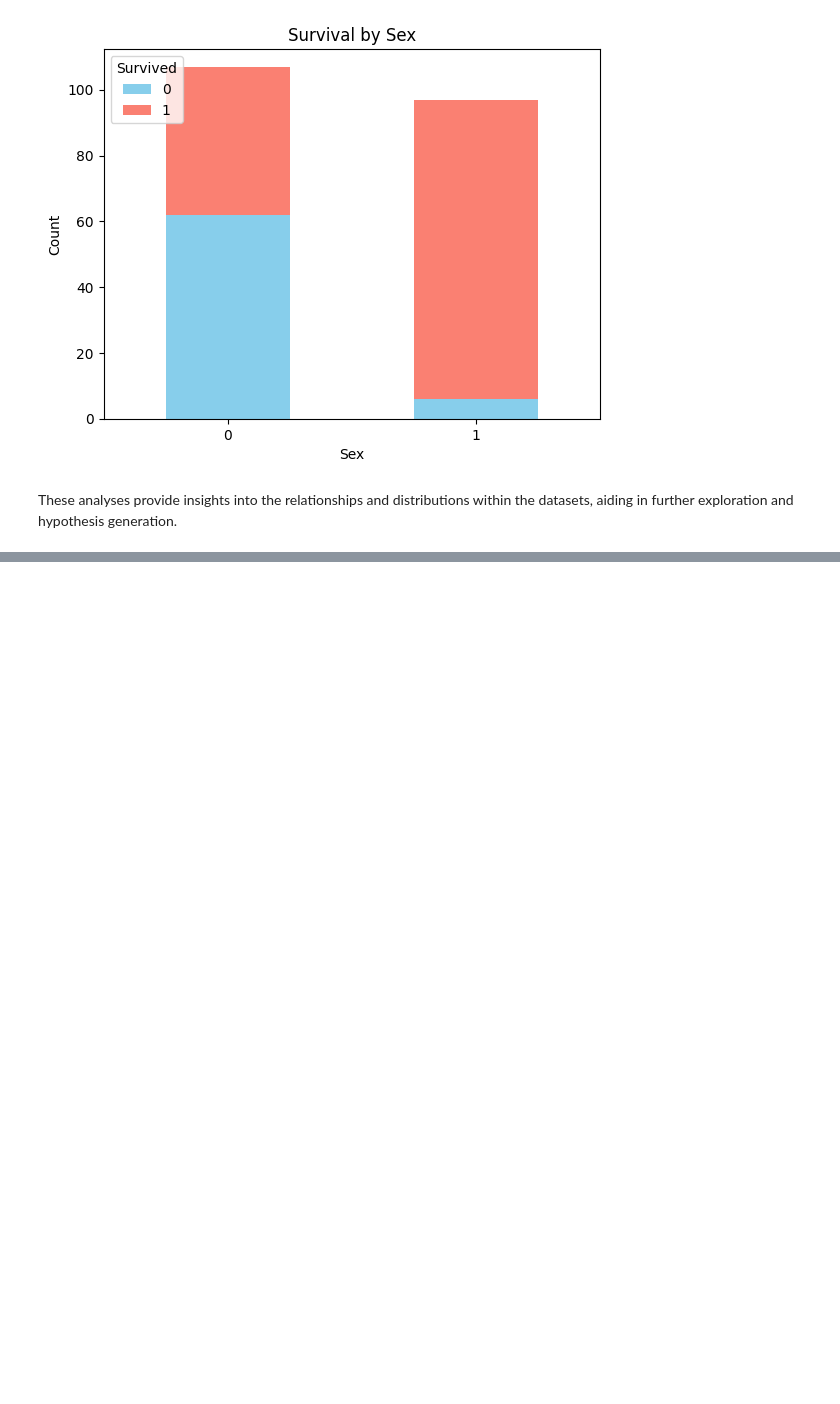
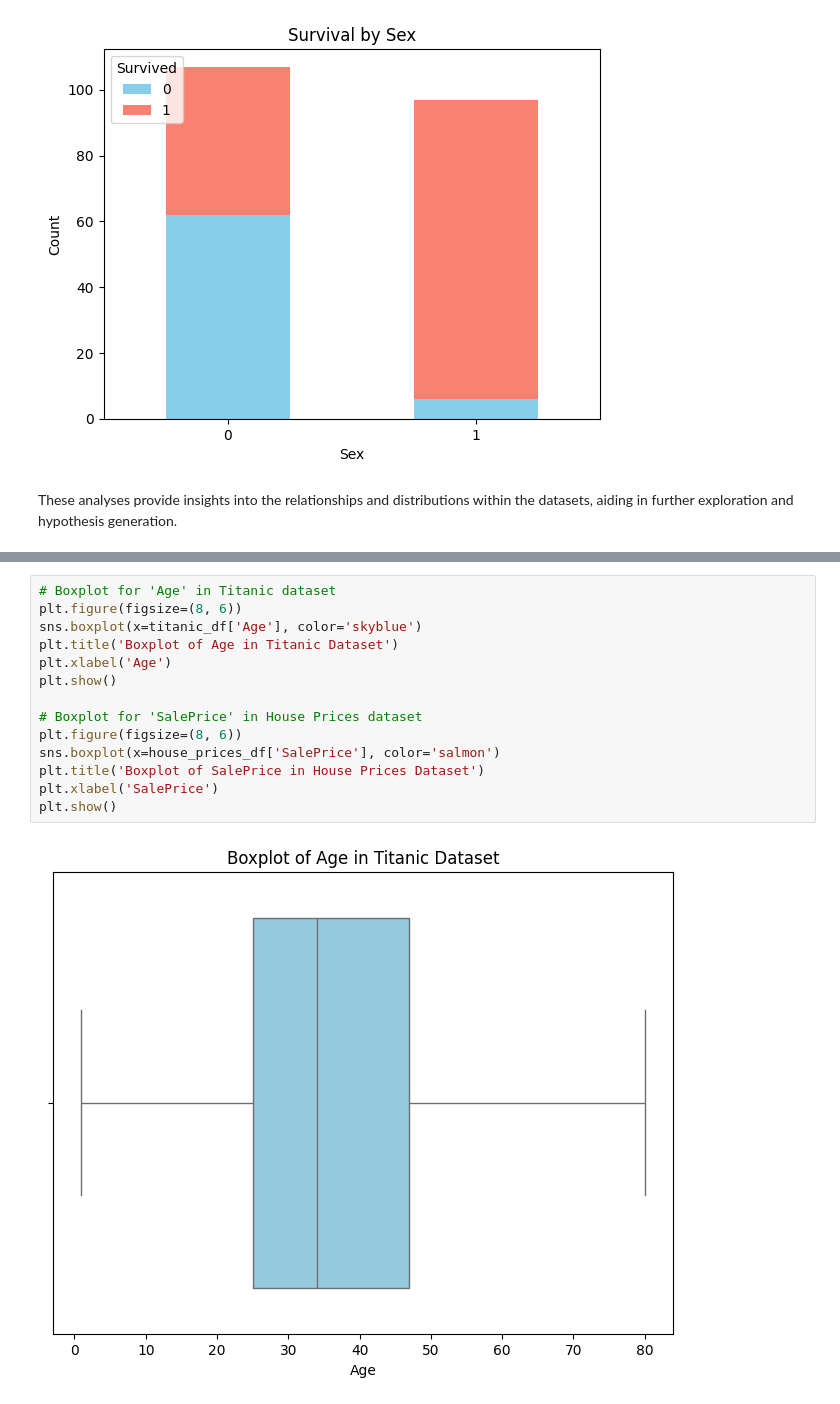
Before and after one commit to Devasy23/EDA, a Jupyter notebook: EDA-mk-I.ipynb, the cells around one changed output, grey strips where cells are left out. Cells and saved outputs as stored; diff of their text form; blank space fills up the shorter version.

```diff
--- a/EDA-mk-I.ipynb
+++ b/EDA-mk-I.ipynb
@@ -427,0 +456,16 @@ These analyses provide insights into the relationships and distributions within
+# %%
+# Boxplot for 'Age' in Titanic dataset
+plt.figure(figsize=(8, 6))
+sns.boxplot(x=titanic_df['Age'], color='skyblue')
+plt.title('Boxplot of Age in Titanic Dataset')
+plt.xlabel('Age')
+plt.show()
+
+# Boxplot for 'SalePrice' in House Prices dataset
+plt.figure(figsize=(8, 6))
+sns.boxplot(x=house_prices_df['SalePrice'], color='salmon')
+plt.title('Boxplot of SalePrice in House Prices Dataset')
+plt.xlabel('SalePrice')
+plt.show()
+# %% [output]
+[figure, added]
```
Also changed, not shown: parts of 14 cells of this notebook, 1 other file.
